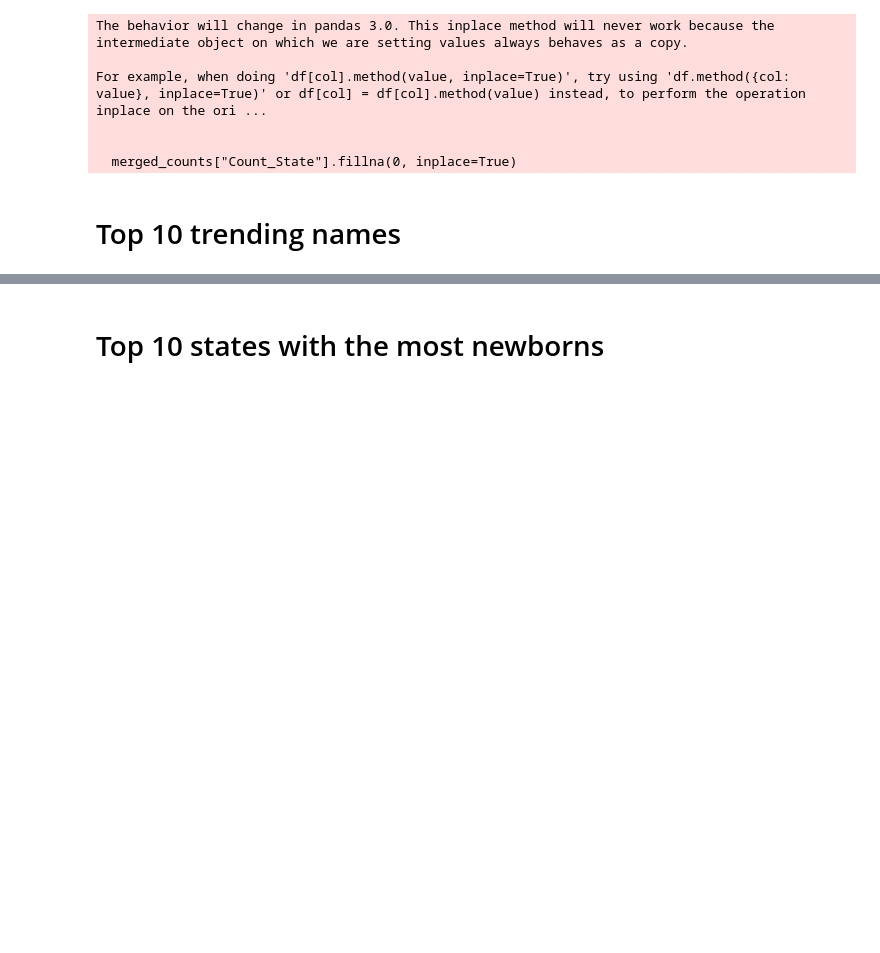
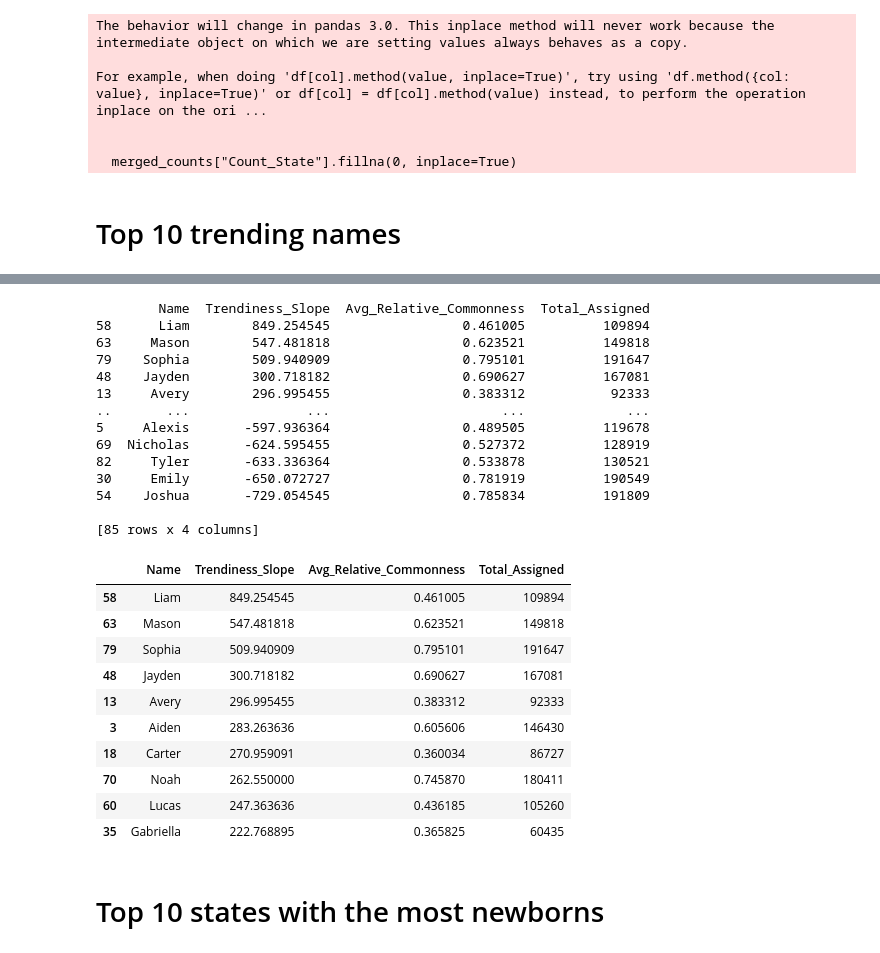
Before and after one commit to matej-kosiba/STRV_test_project, a Jupyter notebook: jupyter.ipynb, the cells around one changed output, grey strips where cells are left out. Saved outputs shown, nothing was run; the diff lists cells and outputs as text; code cells hidden in the pictures; blank space fills up the shorter version.

```diff
--- a/jupyter.ipynb
+++ b/jupyter.ipynb
@@ -960,3 +1379,81 @@ For example, when doing 'df[col].method(value, inplace=True)', try using 'df.met
+# %%
+def find_trending_names(N=10, threshold_commonness=0.01):
+    # Load dataset
+    file_path = r"C:\Users\matej\.cache\kagglehub\datasets\kaggle\us-baby-names\versions\2\NationalNames.csv"
+    df = pd.read_csv(file_path)
+
+    # Filter last N years
+    max_year = df["Year"].max()
+    df_recent = df[df["Year"] >= max_year - N]
+
+    # Compute total occurrences per year
+    total_per_year = df_recent.groupby("Year")["Count"].sum().reset_index().rename(columns={"Count": "Total_Year"})
+    df_recent = df_recent.merge(total_per_year, on="Year")
+
+    # Compute relative commonness per year
+    df_recent["Relative_Commonness"] = df_recent["Count"] / df_recent["Total_Year"]
+
+    # Compute trendiness slope for each name
+    name_trends = []
+    for name, group in df_recent.groupby("Name"):
+        if len(group) < 2:
+            continue  # Skip names that appear in less than 2 years
+
+        X = group["Year"].values.reshape(-1, 1)
+        y = group["Count"].values.reshape(-1, 1)
+        model = LinearRegression().fit(X, y)
+        slope = model.coef_[0][0]
+
+        # Compute average relative commonness
+        avg_commonness = group["Relative_Commonness"].mean()
+
+        # Compute total assigned baby names over the period
+        total_assigned = group["Count"].sum()
+
+        if avg_commonness >= threshold_commonness:
+            name_trends.append((name, slope, avg_commonness, total_assigned))
+
+    # Convert to DataFrame and normalize Avg_Relative_Commonness
+    df_trends = pd.DataFrame(name_trends, columns=["Name", "Trendiness_Slope", "Avg_Relative_Commonness", "Total_Assigned"])
+
+    if not df_trends.empty:
+        max_commonness = df_trends["Avg_Relative_Commonness"].max()
+        df_trends["Avg_Relative_Commonness"] /= max_commonness  # Normalize to range [0,1]
+
+    # Sort by trendiness
+    df_trends = df_trends.sort_values(by="Trendiness_Slope", ascending=False)
+
+    print(df_trends)  # Print the results including normalized relative commonness and total assigned names
+
+    return df_trends.head(N)
+
+find_trending_names(N=10, threshold_commonness=0.001)
+# %% [output]
+        Name  Trendiness_Slope  Avg_Relative_Commonness  Total_Assigned
+58      Liam        849.254545                 0.461005          109894
+63     Mason        547.481818                 0.623521          149818
+79    Sophia        509.940909                 0.795101          191647
+48    Jayden        300.718182                 0.690627          167081
+13     Avery        296.995455                 0.383312           92333
+..       ...               ...                      ...             ...
+5     Alexis       -597.936364                 0.489505          119678
+69  Nicholas       -624.595455                 0.527372          128919
+82     Tyler       -633.336364                 0.533878          130521
+30     Emily       -650.072727                 0.781919          190549
+54    Joshua       -729.054545                 0.785834          191809
+
+[85 rows x 4 columns]
+|  | Name | Trendiness_Slope | Avg_Relative_Commonness | Total_Assigned |
+| 58 | Liam | 849.254545 | 0.461005 | 109894 |
+| 63 | Mason | 547.481818 | 0.623521 | 149818 |
+| 79 | Sophia | 509.940909 | 0.795101 | 191647 |
+| 48 | Jayden | 300.718182 | 0.690627 | 167081 |
+| 13 | Avery | 296.995455 | 0.383312 | 92333 |
+| 3 | Aiden | 283.263636 | 0.605606 | 146430 |
+| 18 | Carter | 270.959091 | 0.360034 | 86727 |
+| 70 | Noah | 262.550000 | 0.745870 | 180411 |
+| 60 | Lucas | 247.363636 | 0.436185 | 105260 |
+| 35 | Gabriella | 222.768895 | 0.365825 | 60435 |
 # %% [markdown]
 # Top 10 states with the most newborns
 # %% [markdown]
```
Also changed, not shown: parts of 9 cells of this notebook.
